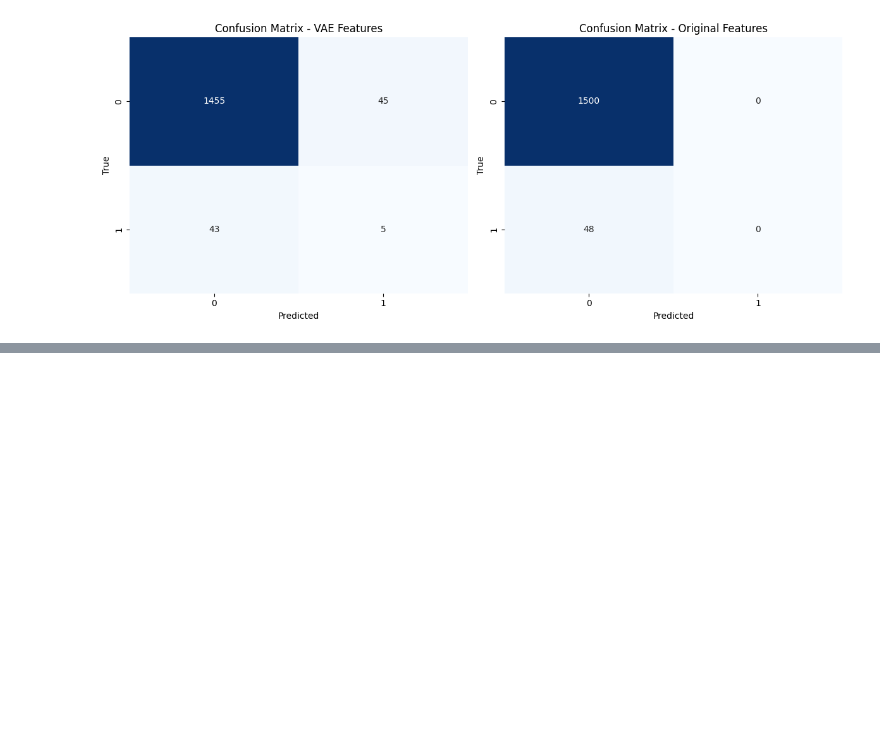
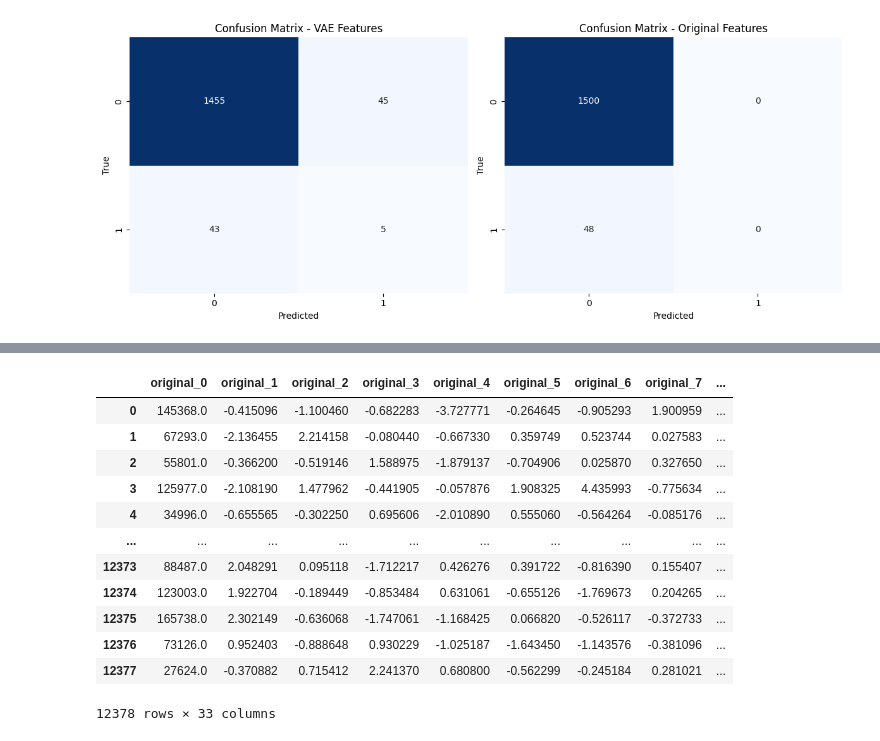
Before and after one commit to alexkstern/fraudml, a Jupyter notebook: latent_classifier/main.ipynb, the cells around one changed output, grey strips where cells are left out. Cells and saved outputs as stored; diff of their text form; code cells hidden in the pictures; blank space fills up the shorter version.

```diff
--- a/latent_classifier/main.ipynb
+++ b/latent_classifier/main.ipynb
@@ -438,0 +514,16 @@ Classification Report (VAE features):
+# %%
+df_train
+# %% [output]
+|  | original_0 | original_1 | original_2 | original_3 | original_4 | original_5 | original_6 | original_7 | ... |
+| 0 | 145368.0 | -0.415096 | -1.100460 | -0.682283 | -3.727771 | -0.264645 | -0.905293 | 1.900959 | ... |
+| 1 | 67293.0 | -2.136455 | 2.214158 | -0.080440 | -0.667330 | 0.359749 | 0.523744 | 0.027583 | ... |
+| 2 | 55801.0 | -0.366200 | -0.519146 | 1.588975 | -1.879137 | -0.704906 | 0.025870 | 0.327650 | ... |
+| 3 | 125977.0 | -2.108190 | 1.477962 | -0.441905 | -0.057876 | 1.908325 | 4.435993 | -0.775634 | ... |
+| 4 | 34996.0 | -0.655565 | -0.302250 | 0.695606 | -2.010890 | 0.555060 | -0.564264 | -0.085176 | ... |
+| ... | ... | ... | ... | ... | ... | ... | ... | ... | ... |
+| 12373 | 88487.0 | 2.048291 | 0.095118 | -1.712217 | 0.426276 | 0.391722 | -0.816390 | 0.155407 | ... |
+| 12374 | 123003.0 | 1.922704 | -0.189449 | -0.853484 | 0.631061 | -0.655126 | -1.769673 | 0.204265 | ... |
+| 12375 | 165738.0 | 2.302149 | -0.636068 | -1.747061 | -1.168425 | 0.066820 | -0.526117 | -0.372733 | ... |
+| 12376 | 73126.0 | 0.952403 | -0.888648 | 0.930229 | -1.025187 | -1.643450 | -1.143576 | -0.381096 | ... |
+| 12377 | 27624.0 | -0.370882 | 0.715412 | 2.241370 | 0.680800 | -0.562299 | -0.245184 | 0.281021 | ... |
+12378 rows × 33 columns
```
Also changed, not shown: parts of 17 cells of this notebook, 12 other files.
